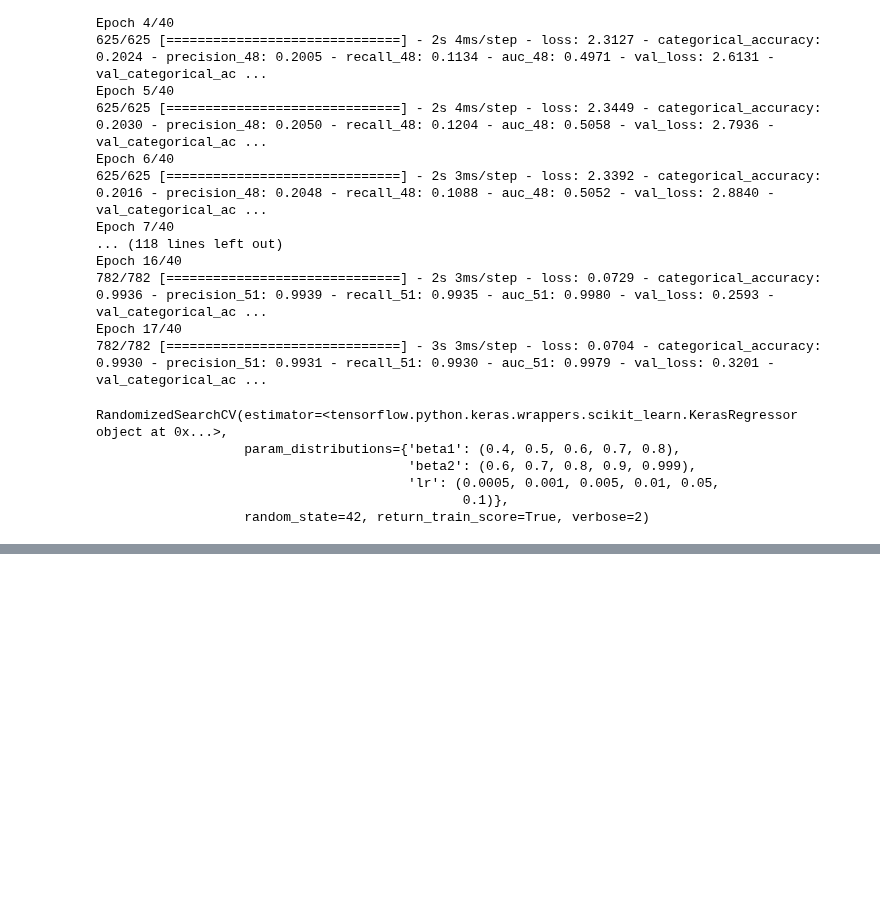
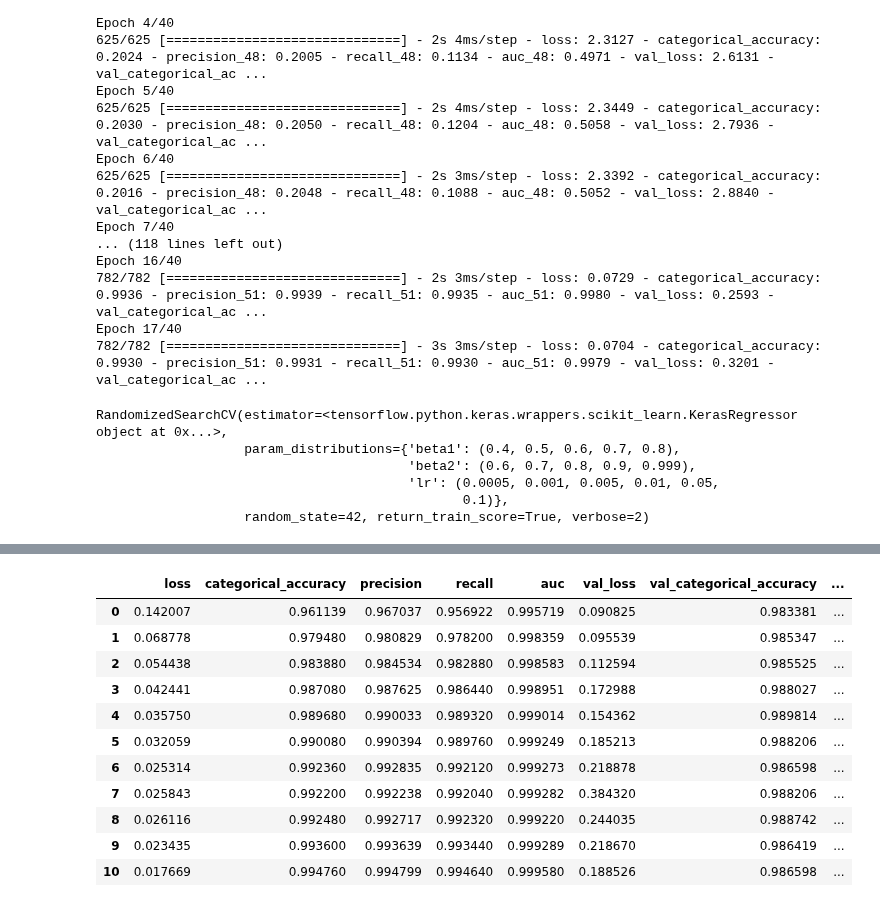
Before and after one commit to Pasindu19970808/Hands-on-Machine-Learning-Textbook-Exercises, a Jupyter notebook: DeepLearning_1/Chapter11Exercise.ipynb, the cells around one changed output, grey strips where cells are left out. Cells and saved outputs as stored; diff of their text form; code cells hidden in the pictures; blank space fills up the shorter version.

```diff
--- a/DeepLearning_1/Chapter11Exercise.ipynb
+++ b/DeepLearning_1/Chapter11Exercise.ipynb
@@ -263,0 +449,16 @@ RandomizedSearchCV(estimator=<tensorflow.python.keras.wrappers.scikit_learn.Kera
+# %%
+history_tuned_bn = pd.DataFrame(model_tuned_bn_history.history)
+history_tuned_bn
+# %% [output]
+|  | loss | categorical_accuracy | precision | recall | auc | val_loss | val_categorical_accuracy | ... |
+| 0 | 0.142007 | 0.961139 | 0.967037 | 0.956922 | 0.995719 | 0.090825 | 0.983381 | ... |
+| 1 | 0.068778 | 0.979480 | 0.980829 | 0.978200 | 0.998359 | 0.095539 | 0.985347 | ... |
+| 2 | 0.054438 | 0.983880 | 0.984534 | 0.982880 | 0.998583 | 0.112594 | 0.985525 | ... |
+| 3 | 0.042441 | 0.987080 | 0.987625 | 0.986440 | 0.998951 | 0.172988 | 0.988027 | ... |
+| 4 | 0.035750 | 0.989680 | 0.990033 | 0.989320 | 0.999014 | 0.154362 | 0.989814 | ... |
+| 5 | 0.032059 | 0.990080 | 0.990394 | 0.989760 | 0.999249 | 0.185213 | 0.988206 | ... |
+| 6 | 0.025314 | 0.992360 | 0.992835 | 0.992120 | 0.999273 | 0.218878 | 0.986598 | ... |
+| 7 | 0.025843 | 0.992200 | 0.992238 | 0.992040 | 0.999282 | 0.384320 | 0.988206 | ... |
+| 8 | 0.026116 | 0.992480 | 0.992717 | 0.992320 | 0.999220 | 0.244035 | 0.988742 | ... |
+| 9 | 0.023435 | 0.993600 | 0.993639 | 0.993440 | 0.999289 | 0.218670 | 0.986419 | ... |
+| 10 | 0.017669 | 0.994760 | 0.994799 | 0.994640 | 0.999580 | 0.188526 | 0.986598 | ... |
```
Also changed, not shown: parts of 23 cells of this notebook, 2 other files.
